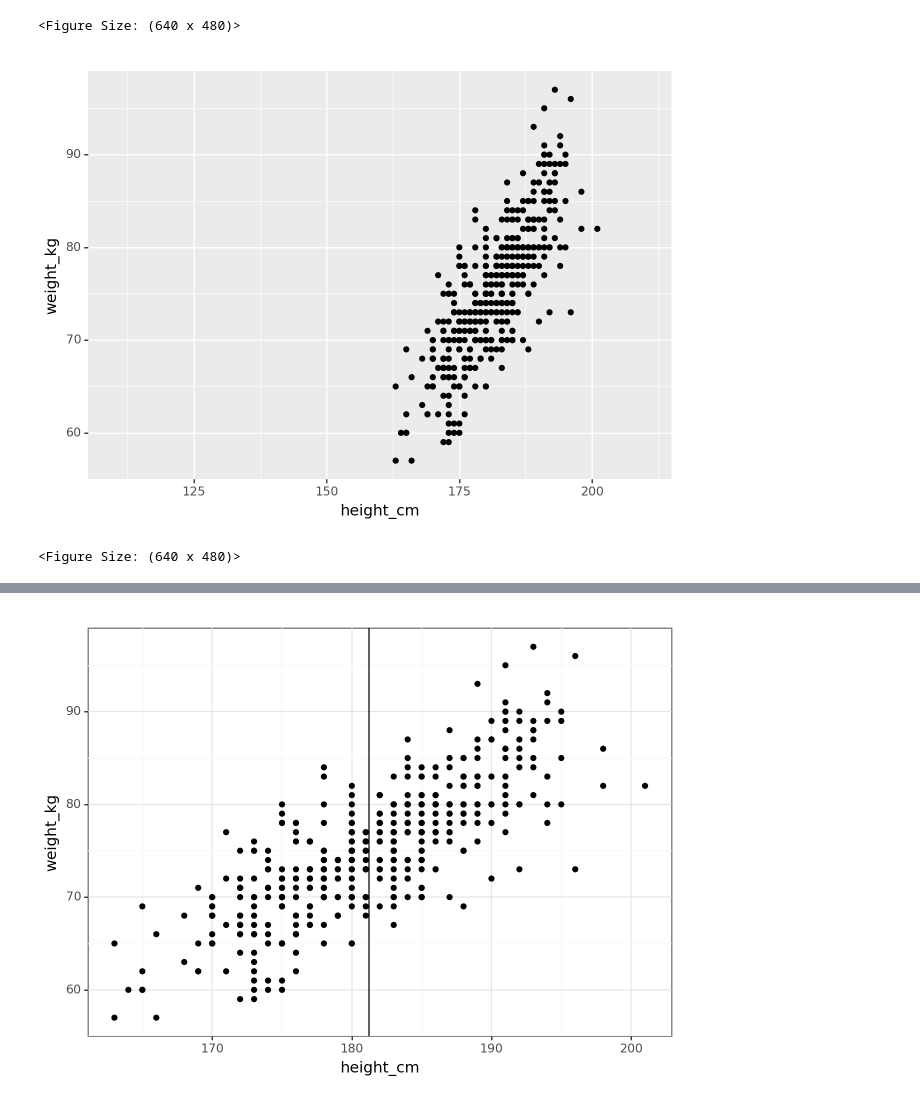
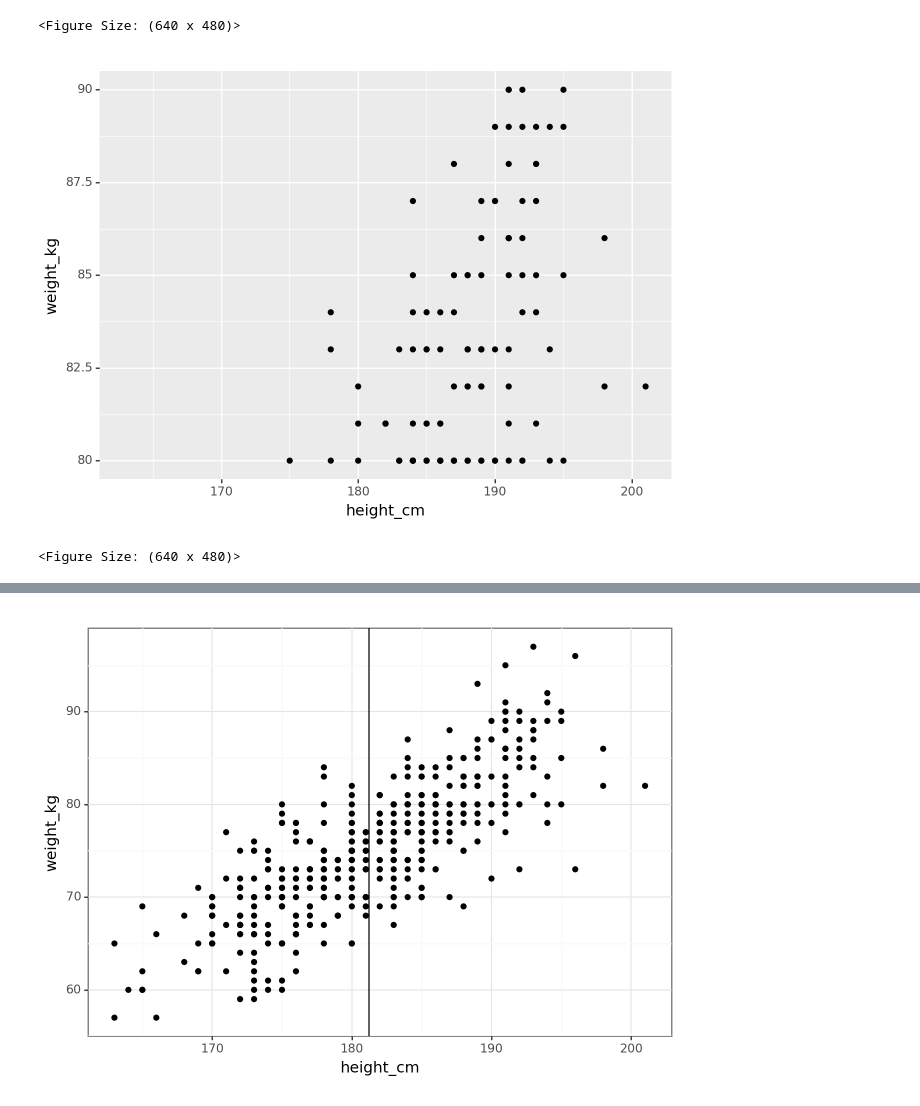
Before and after one commit to AlbertoRodrigues/Data-Visualization-in-Python, a Jupyter notebook: plotnine/plotnine.ipynb, the cells around one changed output, grey strips where cells are left out. Cells and saved outputs as stored; diff of their text form; code cells hidden in the pictures.

```diff
--- a/plotnine/plotnine.ipynb
+++ b/plotnine/plotnine.ipynb
@@ -117,8 +142,8 @@ labs(y = "Quantidade", x = "Pé Preferido"))
 # %% [output]
 [figure]
 <Figure Size: (640 x 480)>
-# %%
-(ggplot(fifa) + aes(x="height_cm", y= "weight_kg") + geom_point()+scale_x_continuous(name="height_cm", limits=(110, 210)))
-# %% [output]
-[figure, removed]
-<Figure Size: (640 x 480)>
+# %%
+(ggplot(fifa) + aes(x="height_cm", y= "weight_kg") + geom_point()+ylim(80, 90))
+# %% [output]
+[figure, added]
+<Figure Size: (640 x 480)>
```
Also changed, not shown: parts of 24 cells of this notebook.
